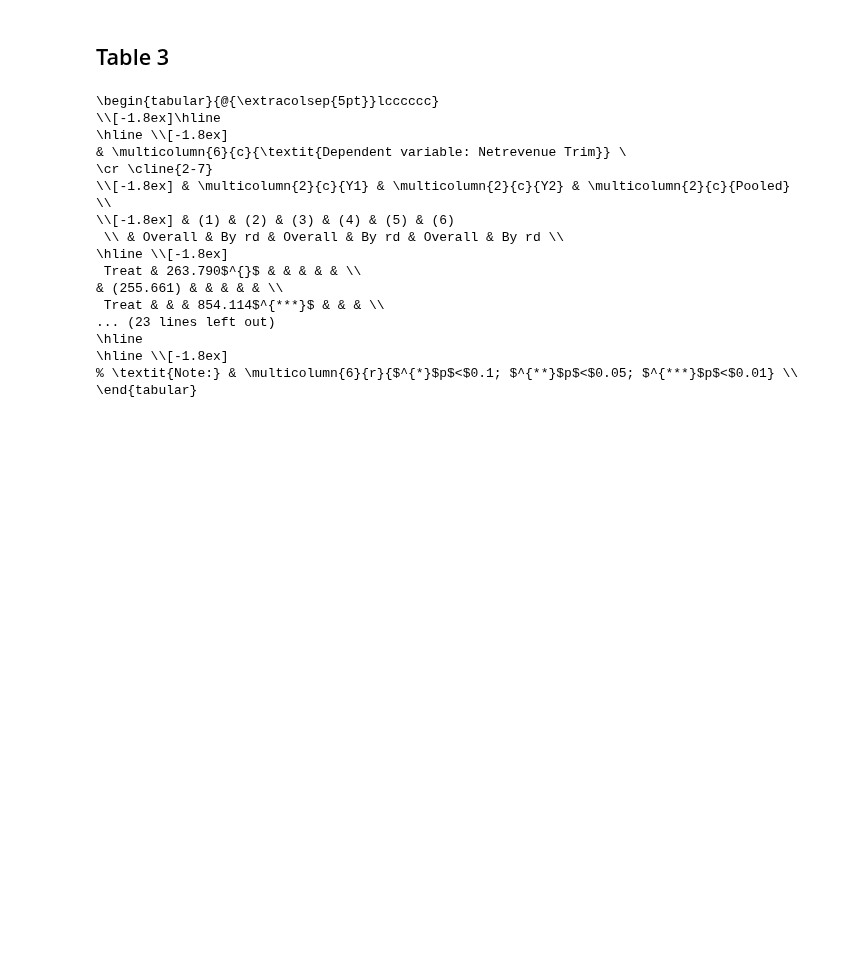
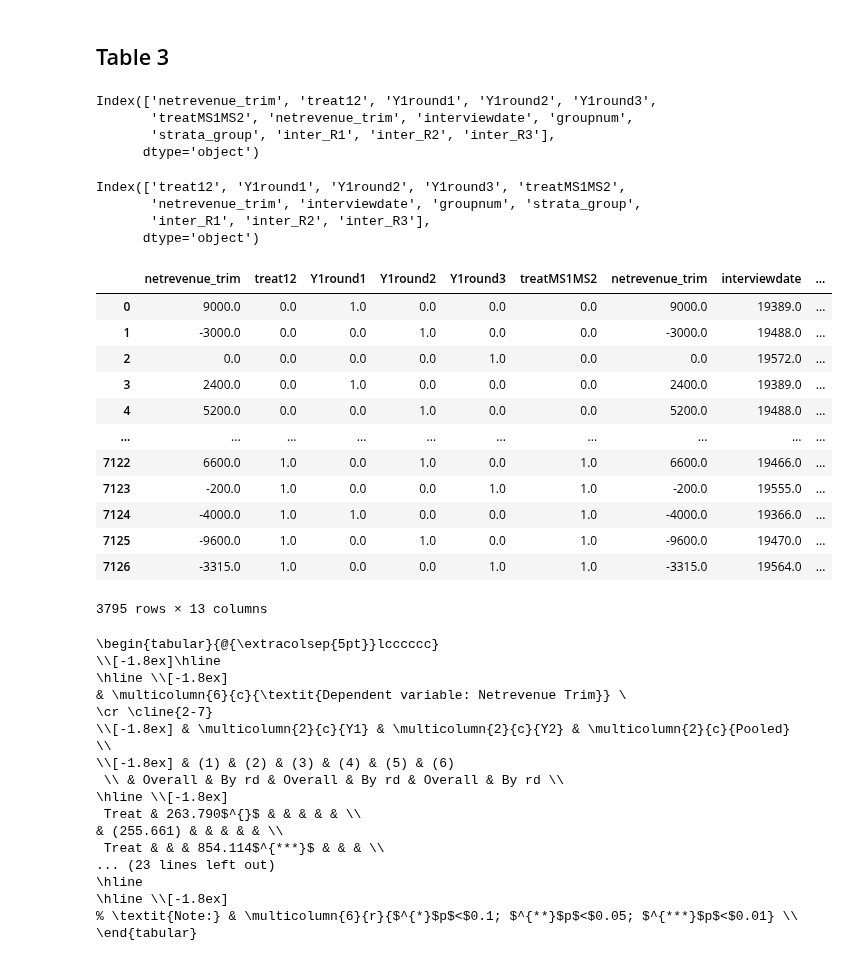
Before and after one commit to johanoelgaard/ECON148, a Jupyter notebook: proj/proj03/project_3.ipynb, the cells around one changed output. Drawn from its saved outputs; the diff is of its cells as text; code cells hidden in the pictures; blank space fills up the shorter version.

Commit message:
updated tables 2-5

```diff
--- a/proj/proj03/project_3.ipynb
+++ b/proj/proj03/project_3.ipynb
@@ -370,2 +674,33 @@ print(latex_table2)
 # %% [markdown]
 ## Table 3
+# %%
+dv = 'netrevenue_trim'
+treat = 'treat12'
+
+year = 1
+
+df = ms1ms2_pooled.loc[:, [dv,treat, f'Y{year}round1', f'Y{year}round2', f'Y{year}round3', 'treatMS1MS2', 'interviewdate', 'groupnum', 'strata_group']].copy(deep=True).dropna().astype(float)
+df['inter_R1'] = df[f'Y{year}round1'] * df[f'{treat}']
+df['inter_R2'] = df[f'Y{year}round2'] * df[f'{treat}']
+df['inter_R3'] = df[f'Y{year}round3'] * df[f'{treat}']
+
+# specify overall model
+formula_overall = f'{dv} ~ {treat} + interviewdate + C(strata_group)'
+
+model = smf.ols(formula_overall, data=ms1ms2_clean1)
+
+# model_res = model_overall.fit(cov_type='cluster', cov_kwds={'groups': df['groupnum']})
+# %%
+df.columns
+# %% [output]
+Index(['netrevenue_trim', 'treat12', 'Y1round1', 'Y1round2', 'Y1round3',
+       'treatMS1MS2', 'netrevenue_trim', 'interviewdate', 'groupnum',
+       'strata_group', 'inter_R1', 'inter_R2', 'inter_R3'],
+      dtype='object')
+# %%
+ms1ms2_clean1.columns
+# %% [output]
+Index(['treat12', 'Y1round1', 'Y1round2', 'Y1round3', 'treatMS1MS2',
+       'netrevenue_trim', 'interviewdate', 'groupnum', 'strata_group',
+       'inter_R1', 'inter_R2', 'inter_R3'],
+      dtype='object')
@@ -371,0 +722,16 @@ print(latex_table2)
+# %%
+df
+# %% [output]
+|  | netrevenue_trim | treat12 | Y1round1 | Y1round2 | Y1round3 | treatMS1MS2 | netrevenue_trim | interviewdate | ... |
+| 0 | 9000.0 | 0.0 | 1.0 | 0.0 | 0.0 | 0.0 | 9000.0 | 19389.0 | ... |
+| 1 | -3000.0 | 0.0 | 0.0 | 1.0 | 0.0 | 0.0 | -3000.0 | 19488.0 | ... |
+| 2 | 0.0 | 0.0 | 0.0 | 0.0 | 1.0 | 0.0 | 0.0 | 19572.0 | ... |
+| 3 | 2400.0 | 0.0 | 1.0 | 0.0 | 0.0 | 0.0 | 2400.0 | 19389.0 | ... |
+| 4 | 5200.0 | 0.0 | 0.0 | 1.0 | 0.0 | 0.0 | 5200.0 | 19488.0 | ... |
+| ... | ... | ... | ... | ... | ... | ... | ... | ... | ... |
+| 7122 | 6600.0 | 1.0 | 0.0 | 1.0 | 0.0 | 1.0 | 6600.0 | 19466.0 | ... |
+| 7123 | -200.0 | 1.0 | 0.0 | 0.0 | 1.0 | 1.0 | -200.0 | 19555.0 | ... |
+| 7124 | -4000.0 | 1.0 | 1.0 | 0.0 | 0.0 | 1.0 | -4000.0 | 19366.0 | ... |
+| 7125 | -9600.0 | 1.0 | 0.0 | 1.0 | 0.0 | 1.0 | -9600.0 | 19470.0 | ... |
+| 7126 | -3315.0 | 1.0 | 0.0 | 0.0 | 1.0 | 1.0 | -3315.0 | 19564.0 | ... |
+3795 rows × 13 columns
```
Also changed, not shown: parts of 32 cells of this notebook.
